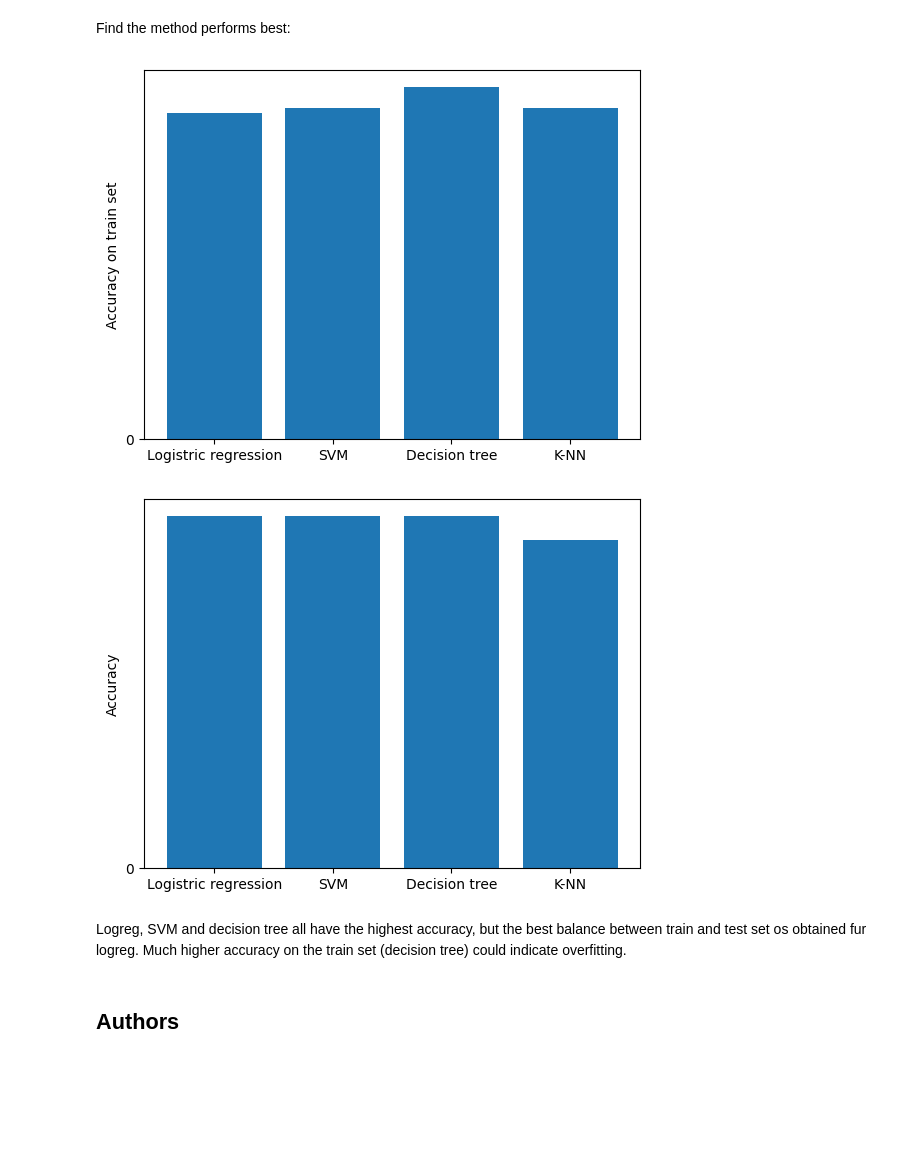
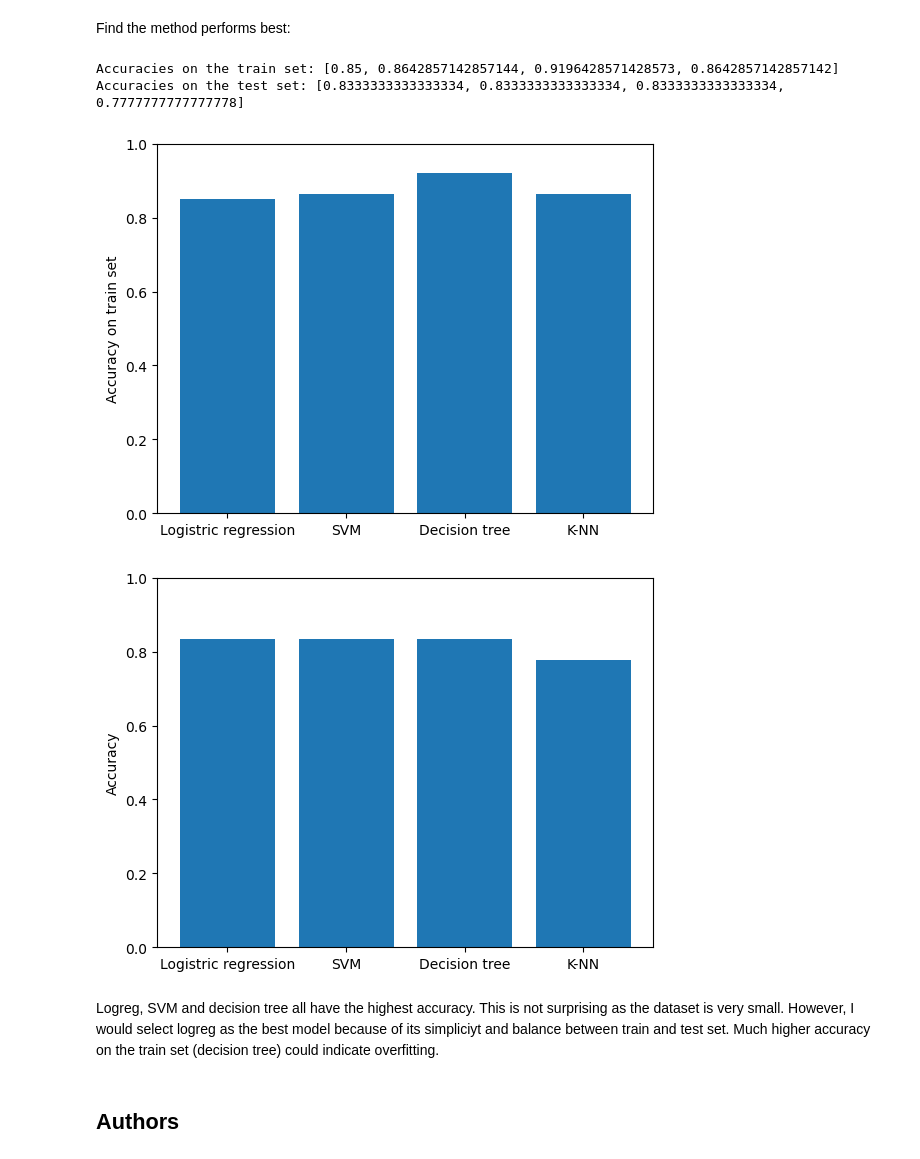
Before and after one commit to pguruciaga/spaceX-rocket-launch, a Jupyter notebook: Machine_learning_prediction.ipynb, the cells around one changed output. Saved outputs shown, nothing was run; the diff lists cells and outputs as text; code cells hidden in the pictures; blank space fills up the shorter version.

```diff
--- a/Machine_learning_prediction.ipynb
+++ b/Machine_learning_prediction.ipynb
@@ -273,7 +273,7 @@ Create a decision tree classifier object then  create a  <code>GridSearchCV</cod
 parameters = {'criterion': ['gini', 'entropy'],
      'splitter': ['best', 'random'],
      'max_depth': [2*n for n in range(1,10)],
-     'max_features': ['auto', 'sqrt'],
+     'max_features':  ['log2', 'sqrt'] ,
      'min_samples_leaf': [1, 2, 4],
      'min_samples_split': [2, 5, 10]}
 
@@ -375,24 +358,29 @@ models = [logreg_cv, svm_cv, tree_cv, knn_cv]
 model_names = ['Logistric regression', 'SVM', 'Decision tree', 'K-NN']
 accuracies_train = [model.best_score_ for model in models]
 accuracies_test = [model.score(X_test, Y_test) for model in models]
+print('Accuracies on the train set:', accuracies_train)
+print('Accuracies on the test set:', accuracies_test)
+# %% [output]
+Accuracies on the train set: [0.85, 0.8642857142857144, 0.9196428571428573, 0.8642857142857142]
+Accuracies on the test set: [0.8333333333333334, 0.8333333333333334, 0.8333333333333334, 0.7777777777777778]
 # %%
 plt.bar(model_names, accuracies_train)
 plt.ylabel('Accuracy on train set')
-plt.yticks(np.arange(0.,0.1,0.2))
+plt.yticks(np.arange(0.,1.1,0.2))
 plt.show()
 plt.close()
 # %% [output]
-[figure, old version]
+[figure, new version]
 # %%
 plt.bar(model_names, accuracies_test)
 plt.ylabel('Accuracy')
-plt.yticks(np.arange(0.,0.1,0.2))
+plt.yticks(np.arange(0.,1.1,0.2))
 plt.show()
 plt.close()
 # %% [output]
-[figure, old version]
+[figure, new version]
 # %% [markdown]
-Logreg, SVM and decision tree all have the highest accuracy, but the best balance between train and test set os obtained fur logreg. Much higher accuracy on the train set (decision tree) could indicate overfitting.
+Logreg, SVM and decision tree all have the highest accuracy. This is not surprising as the dataset is very small. However, I would select logreg as the best model because of its simpliciyt and balance between train and test set. Much higher accuracy on the train set (decision tree) could indicate overfitting.
 # %% [markdown]
 ## Authors
 # %% [markdown]
```
Also changed, not shown: parts of 2 cells of this notebook.
